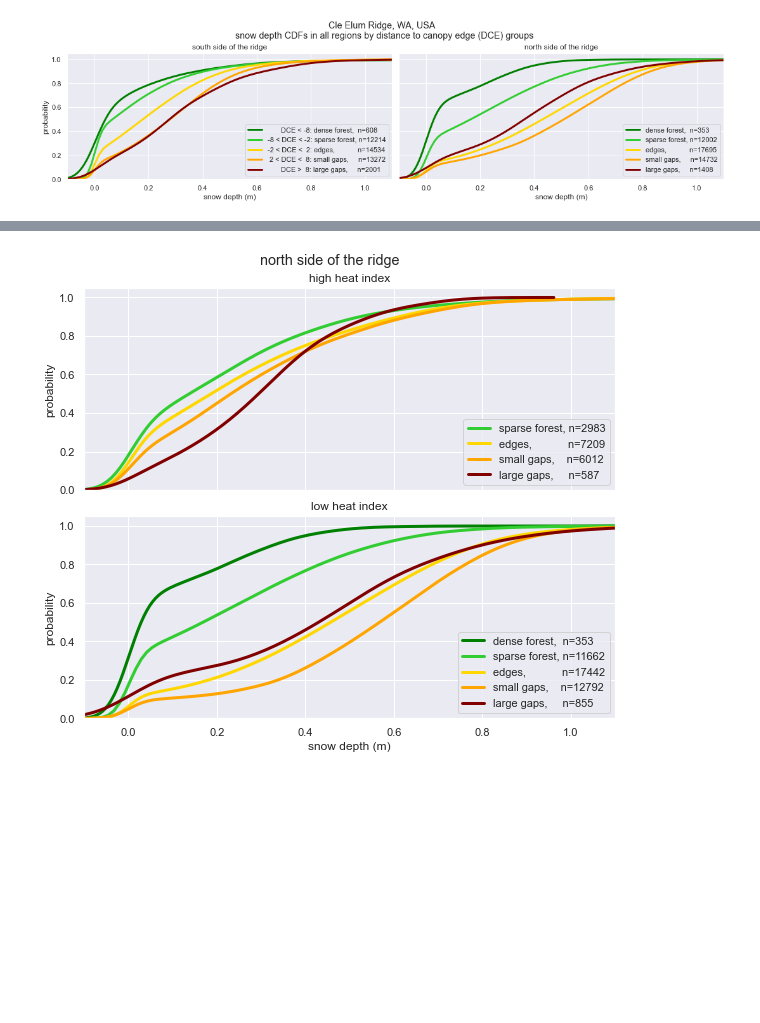
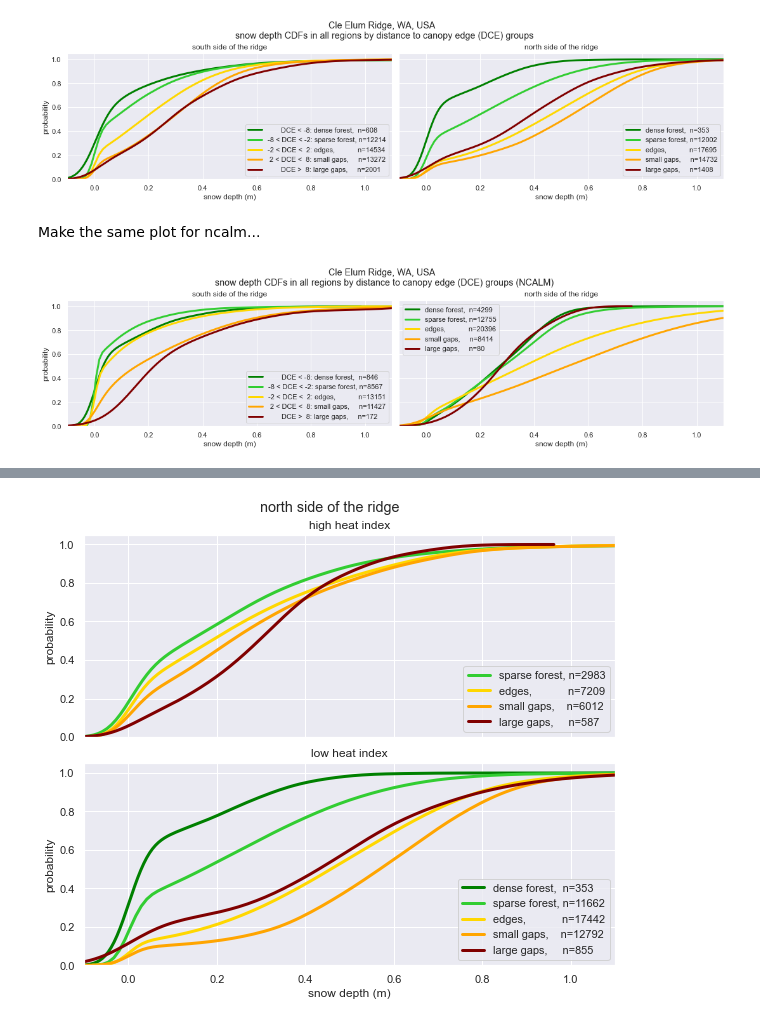
Before and after one commit to cassielumbrazo/CER_raster_analysis, a Jupyter notebook: 6_dce_groups_b_figure.ipynb, the cells around one changed output, grey strips where cells are left out. Saved outputs shown, nothing was run; the diff lists cells and outputs as text; code cells hidden in the pictures; blank space fills up the shorter version.

Commit message:
some changes to dce cdf figures

```diff
--- a/6_dce_groups_b_figure.ipynb
+++ b/6_dce_groups_b_figure.ipynb
@@ -392,3 +442,44 @@ axes[1].legend()
 plt.show()
 # %% [output]
 [figure]
+# %% [markdown]
+Make the same plot for ncalm...
+# %%
+# plot of a histogram of all those variables
+fig, axes = plt.subplots(1, 2, sharex=True, sharey=True, figsize=(15,4), constrained_layout = True)
+alpha=0.7
+
+
+# plots
+sns.kdeplot(ds['hs_dce_ncalm_reclass_2_100_s'].values.flatten(), ax=axes[0], color='green',     label=f'       DCE < -8: dense forest,  n={np.unique(ds["hs_dce_ncalm_reclass_2_100_s"]).size}', cumulative=True, linewidth=3)
+sns.kdeplot(ds['hs_dce_ncalm_reclass_2_200_s'].values.flatten(), ax=axes[0], color='limegreen', label=f'-8 < DCE < -2: sparse forest, n={np.unique(ds["hs_dce_ncalm_reclass_2_200_s"]).size}', cumulative=True, linewidth=3)
+sns.kdeplot(ds['hs_dce_ncalm_reclass_2_300_s'].values.flatten(), ax=axes[0], color='gold',      label=f'-2 < DCE <  2: edges,            n={np.unique(ds["hs_dce_ncalm_reclass_2_300_s"]).size}', cumulative=True, linewidth=3)
+sns.kdeplot(ds['hs_dce_ncalm_reclass_2_400_s'].values.flatten(), ax=axes[0], color='orange',    label=f' 2 < DCE <  8: small gaps,     n={np.unique(ds["hs_dce_ncalm_reclass_2_400_s"]).size}', cumulative=True, linewidth=3)
+sns.kdeplot(ds['hs_dce_ncalm_reclass_2_500_s'].values.flatten(), ax=axes[0], color='maroon',    label=f'       DCE >  8: large gaps,     n={np.unique(ds["hs_dce_ncalm_reclass_2_500_s"]).size}', cumulative=True, linewidth=3)
+
+sns.kdeplot(ds['hs_dce_ncalm_reclass_2_100_n'].values.flatten(), ax=axes[1], color='green',     label=f'dense forest,  n={np.unique(ds["hs_dce_ncalm_reclass_2_100_n"]).size}', cumulative=True, linewidth=3)
+sns.kdeplot(ds['hs_dce_ncalm_reclass_2_200_n'].values.flatten(), ax=axes[1], color='limegreen', label=f'sparse forest, n={np.unique(ds["hs_dce_ncalm_reclass_2_200_n"]).size}', cumulative=True, linewidth=3)
+sns.kdeplot(ds['hs_dce_ncalm_reclass_2_300_n'].values.flatten(), ax=axes[1], color='gold',      label=f'edges,            n={np.unique(ds["hs_dce_ncalm_reclass_2_300_n"]).size}', cumulative=True, linewidth=3)
+sns.kdeplot(ds['hs_dce_ncalm_reclass_2_400_n'].values.flatten(), ax=axes[1], color='orange',    label=f'small gaps,     n={np.unique(ds["hs_dce_ncalm_reclass_2_400_n"]).size}', cumulative=True, linewidth=3)
+sns.kdeplot(ds['hs_dce_ncalm_reclass_2_500_n'].values.flatten(), ax=axes[1], color='maroon',    label=f'large gaps,     n={np.unique(ds["hs_dce_ncalm_reclass_2_500_n"]).size}', cumulative=True, linewidth=3)
+
+
+# labels
+axes[0].set_title('south side of the ridge')
+axes[1].set_title('north side of the ridge')
+
+axes[0].set_xlabel('snow depth (m)')
+axes[1].set_xlabel('snow depth (m)')
+
+axes[0].set_ylabel('probability')
+axes[1].set_ylabel('')
+
+axes[0].set_xlim(-0.1,1.1)
+
+plt.suptitle('Cle Elum Ridge, WA, USA \n snow depth CDFs in all regions by distance to canopy edge (DCE) groups (NCALM)')
+axes[0].legend()
+axes[1].legend()
+
+plt.show()
+# %% [output]
+[figure, added]
```
Also changed, not shown: parts of 4 cells of this notebook.
